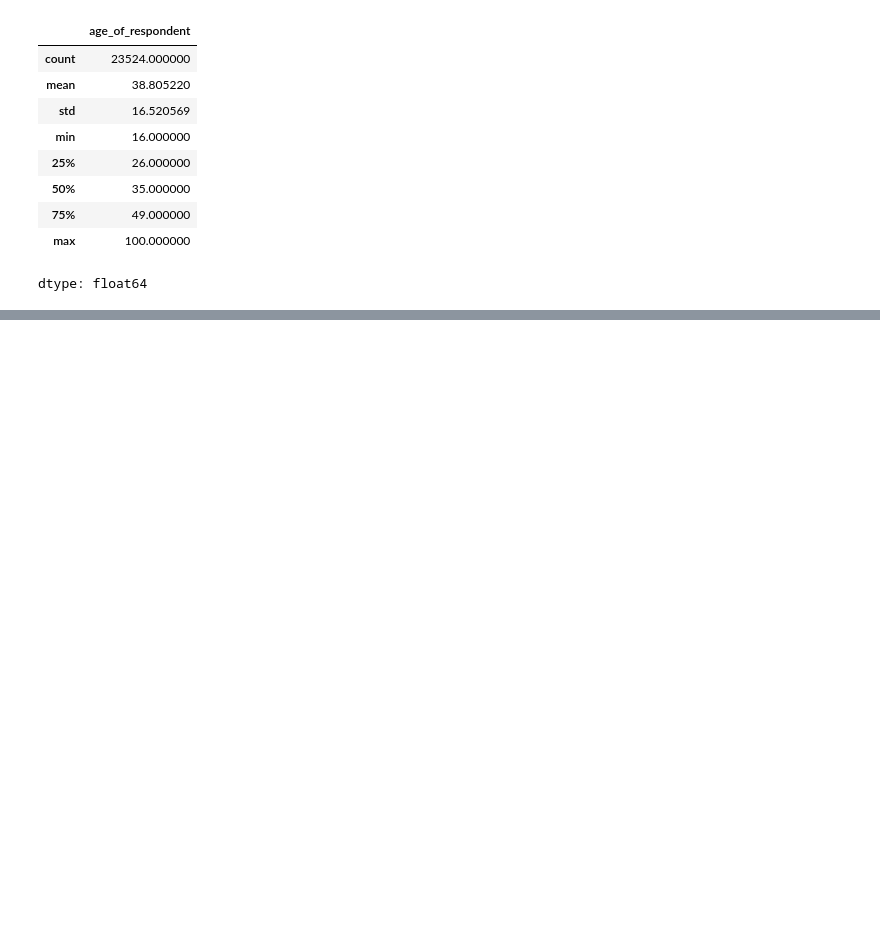
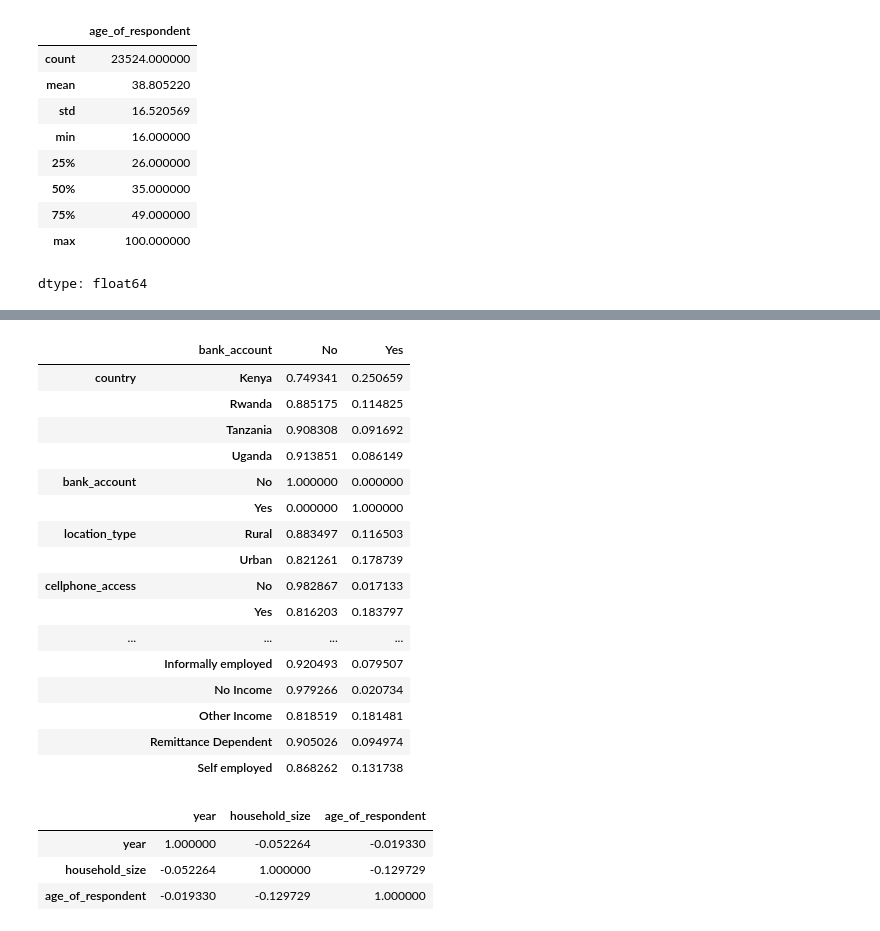
Before and after one commit to MorawoLekanDavid/ML_projects, a Jupyter notebook: financial_inclusion.ipynb, the cells around one changed output, grey strips where cells are left out. Drawn from its saved outputs; the diff is of its cells as text; code cells hidden in the pictures; blank space fills up the shorter version.

```diff
--- a/financial_inclusion.ipynb
+++ b/financial_inclusion.ipynb
@@ -117,0 +118,36 @@ plt.show()
+# %%
+categorical_analysis = {}
+
+for feature in cat_df:
+    cross_tab = pd.crosstab(train_df[feature], train_df['bank_account'], normalize='index')
+    categorical_analysis[feature] = cross_tab
+
+
+# Let's convert the analysis results of categorical variables into a DataFrame
+categorical_analysis_df = pd.concat(categorical_analysis.values(), keys=categorical_analysis.keys())
+categorical_analysis_df
+# %% [output]
+|  | bank_account | No | Yes |
+| country | Kenya | 0.749341 | 0.250659 |
+|  | Rwanda | 0.885175 | 0.114825 |
+|  | Tanzania | 0.908308 | 0.091692 |
+|  | Uganda | 0.913851 | 0.086149 |
+| bank_account | No | 1.000000 | 0.000000 |
+|  | Yes | 0.000000 | 1.000000 |
+| location_type | Rural | 0.883497 | 0.116503 |
+|  | Urban | 0.821261 | 0.178739 |
+| cellphone_access | No | 0.982867 | 0.017133 |
+|  | Yes | 0.816203 | 0.183797 |
+| ... | ... | ... | ... |
+|  | Informally employed | 0.920493 | 0.079507 |
+|  | No Income | 0.979266 | 0.020734 |
+|  | Other Income | 0.818519 | 0.181481 |
+|  | Remittance Dependent | 0.905026 | 0.094974 |
+|  | Self employed | 0.868262 | 0.131738 |
+# %%
+num_df.corr()
+# %% [output]
+|  | year | household_size | age_of_respondent |
+| year | 1.000000 | -0.052264 | -0.019330 |
+| household_size | -0.052264 | 1.000000 | -0.129729 |
+| age_of_respondent | -0.019330 | -0.129729 | 1.000000 |
```
Also changed, not shown: parts of 1 cell of this notebook.
